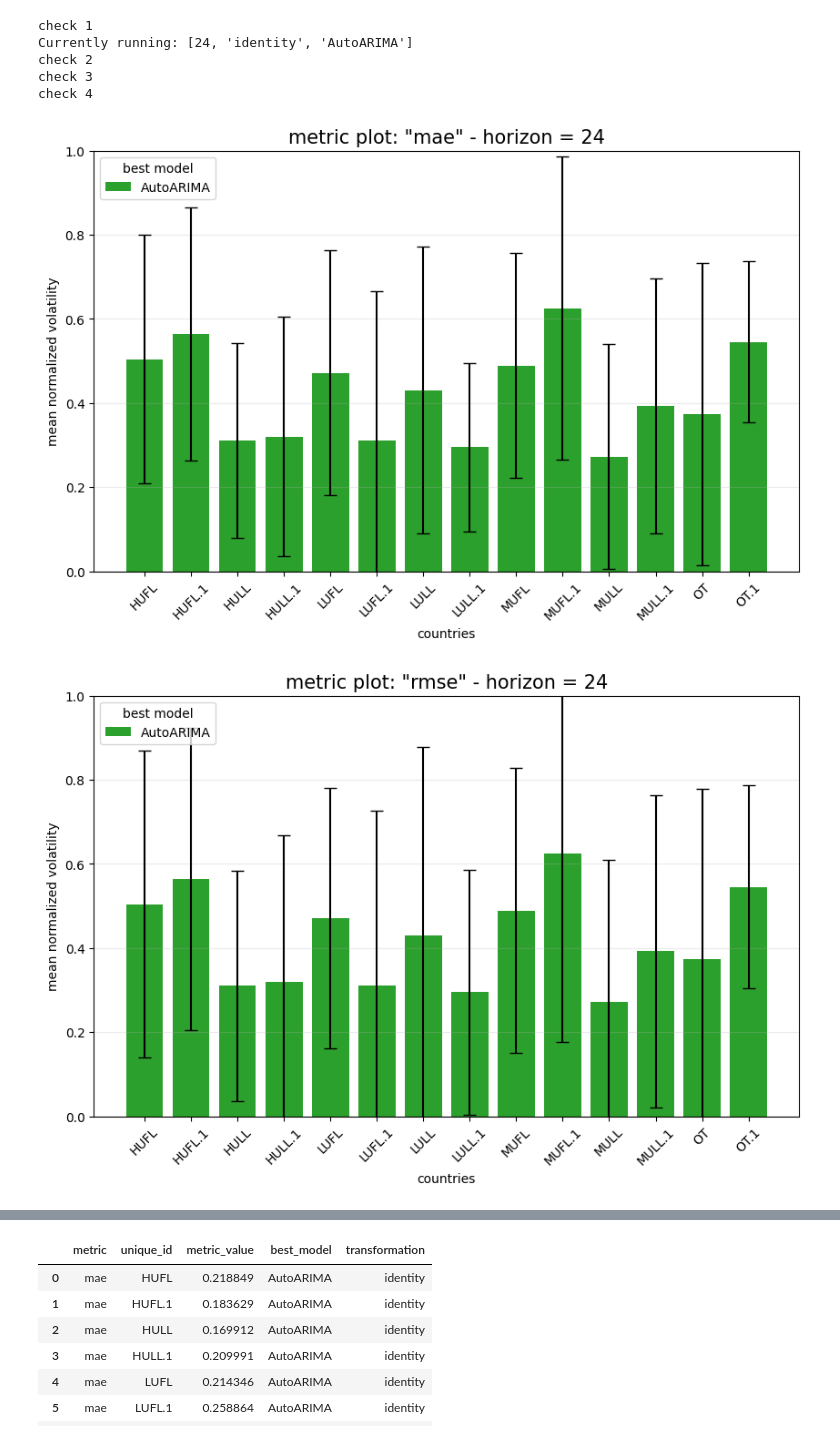
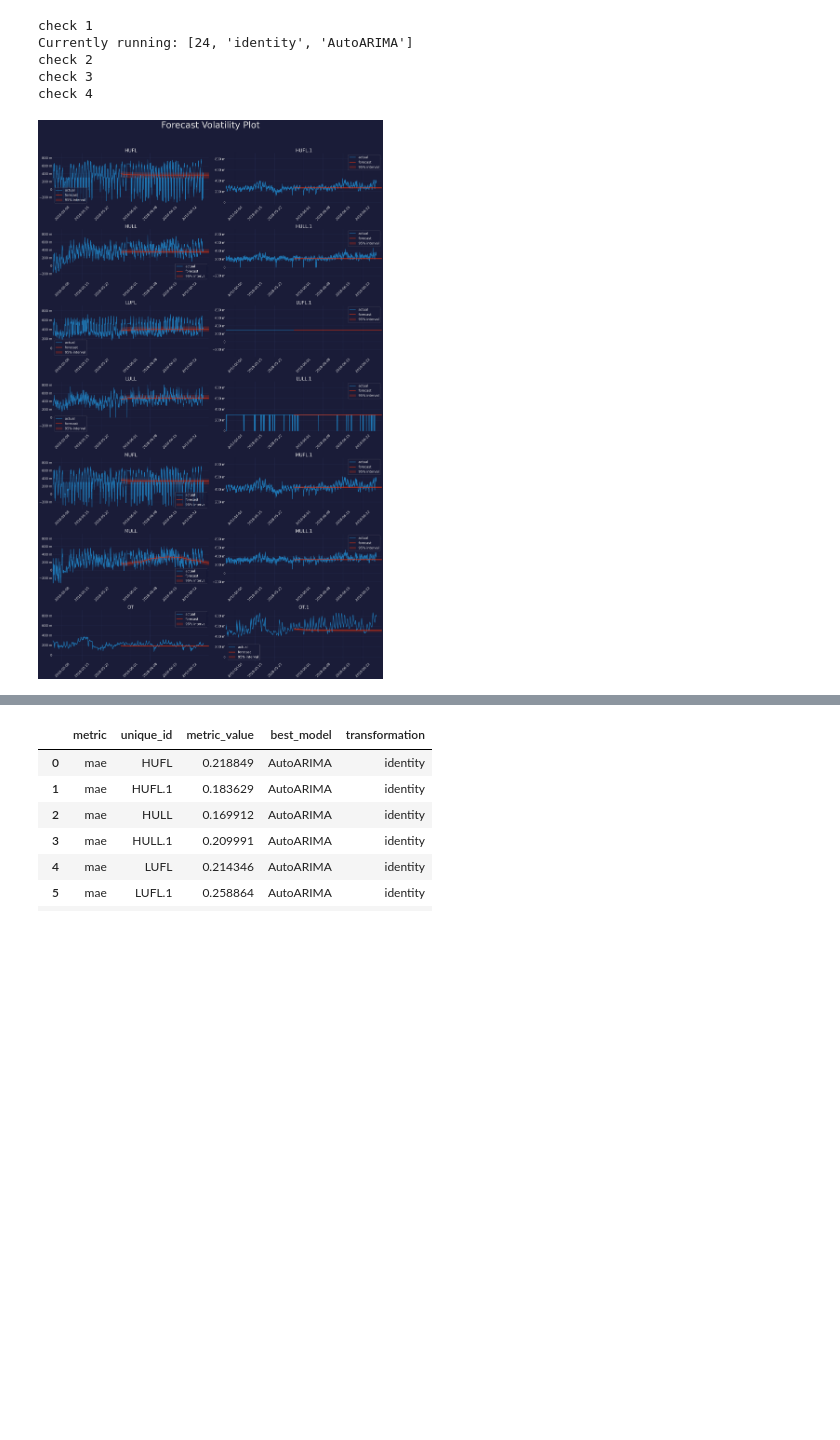
Before and after one commit to Just-Luca/JuL-StatsForecast, a Jupyter notebook: test_statsmacrocast.ipynb, the cells around one changed output, grey strips where cells are left out. Saved outputs shown, nothing was run; the diff lists cells and outputs as text; code cells hidden in the pictures; blank space fills up the shorter version.

```diff
--- a/test_statsmacrocast.ipynb
+++ b/test_statsmacrocast.ipynb
@@ -50,7 +50,6 @@ check 2
 check 3
 check 4
 # %%
-hsm.best_results_plots(result="metrics", actual=True)
+hsm.best_results_plots(result="forecast", actual=True)
 # %% [output]
-[figure, old version]
+[figure, new version]
-[figure, removed]
```
Also changed, not shown: parts of 1 cell of this notebook.
